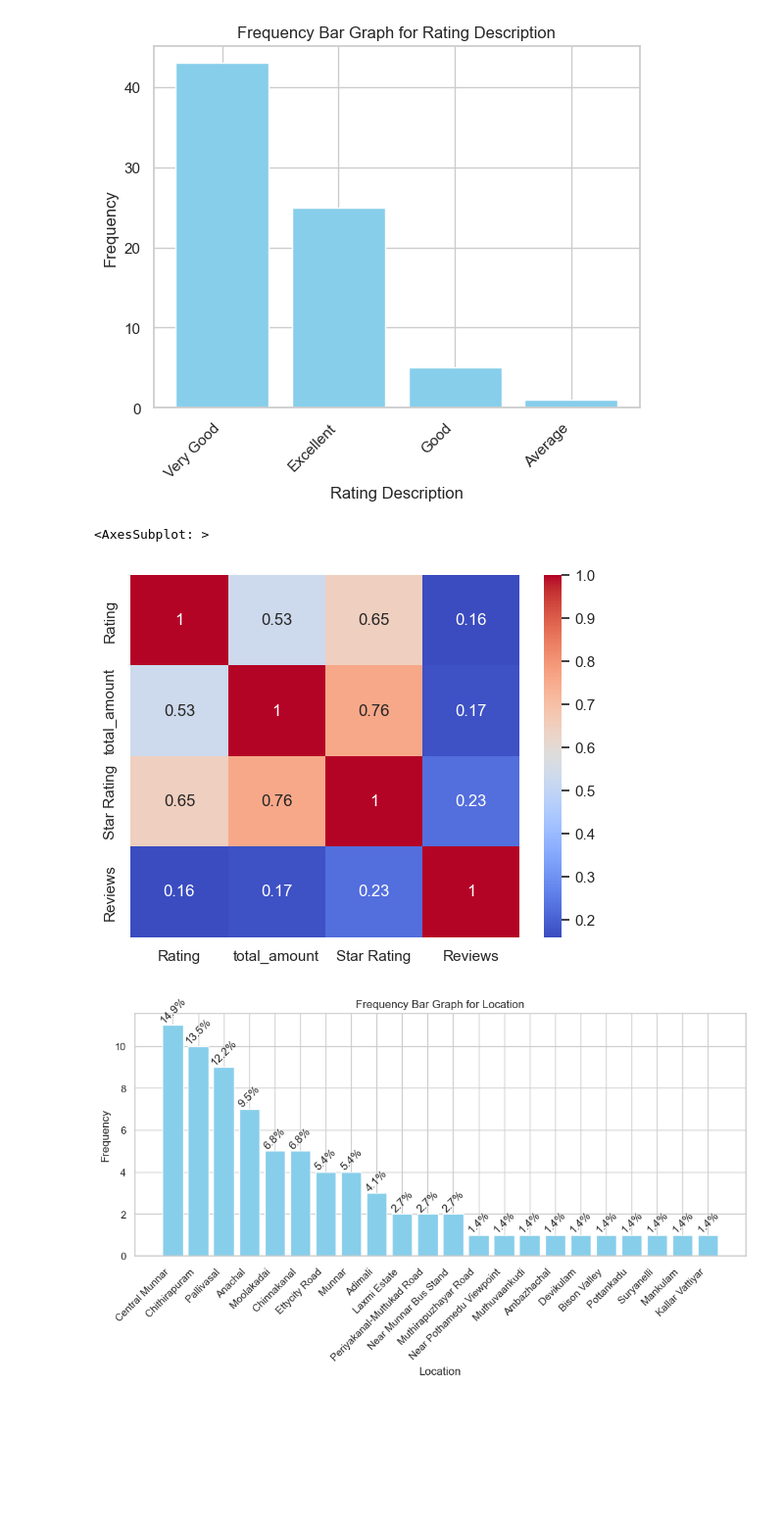
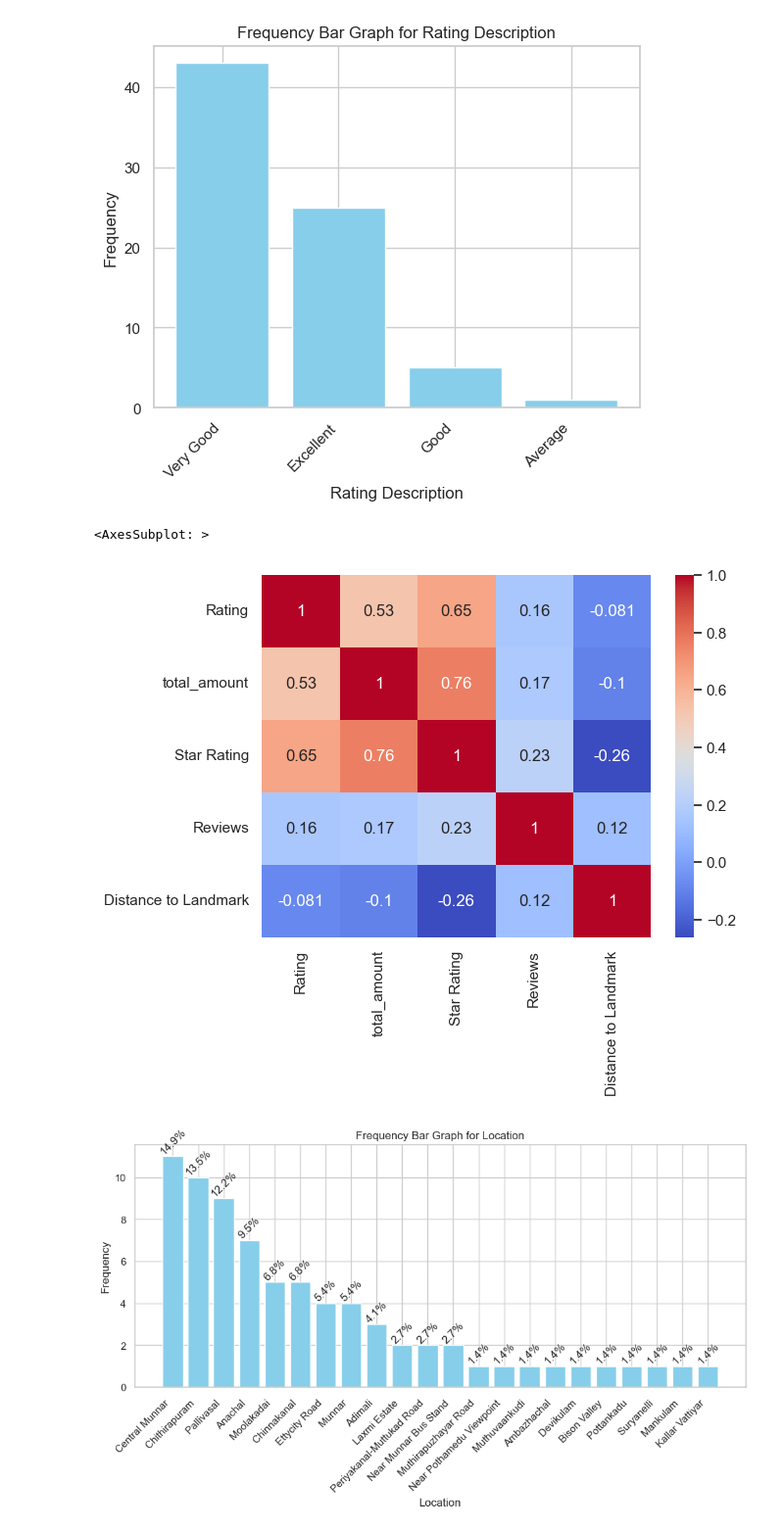
Before and after one commit to domingasdb/Data-Analysis-with-Artificial-Intelligence, a Jupyter notebook: munnar_hotels_analysis.ipynb, the cells around one changed output. Shown at 98% size. Cells and saved outputs as stored; diff of their text form; code cells hidden in the pictures; blank space fills up the shorter version.

```diff
--- a/munnar_hotels_analysis.ipynb
+++ b/munnar_hotels_analysis.ipynb
@@ -111,6 +115,10 @@ data[data['Tax'].isna()]
 |  | Hotel Name | Rating | Rating Description | Reviews | Star Rating | Location | Nearest Landmark | ... |
 # %%
 data['total_amount'] = data['Price'] + data['Tax']
+# %%
+data['Distance to Landmark'] = data['Distance to Landmark'].str[:-3]
+# %%
+data['Distance to Landmark'] = data['Distance to Landmark'].astype(float)
 # %%
 # Display the top 10 hotels with the highest ratings
 df_sorted_by_rating = data.sort_values(by="Rating", ascending=False)
@@ -216,9 +224,9 @@ plt.show()
 # %% [output]
 [figure]
 # %%
-corr_matrix = data[['Rating', 'total_amount','Star Rating','Reviews']].corr()
+corr_matrix = data[['Rating', 'total_amount','Star Rating','Reviews','Distance to Landmark']].corr()
 sns.heatmap(corr_matrix, annot=True, cmap='coolwarm')
 # %% [output]
 <AxesSubplot: >
-[figure, old version]
+[figure, new version]
 # %%
```
Also changed, not shown: parts of 9 cells of this notebook, 3 other files.
